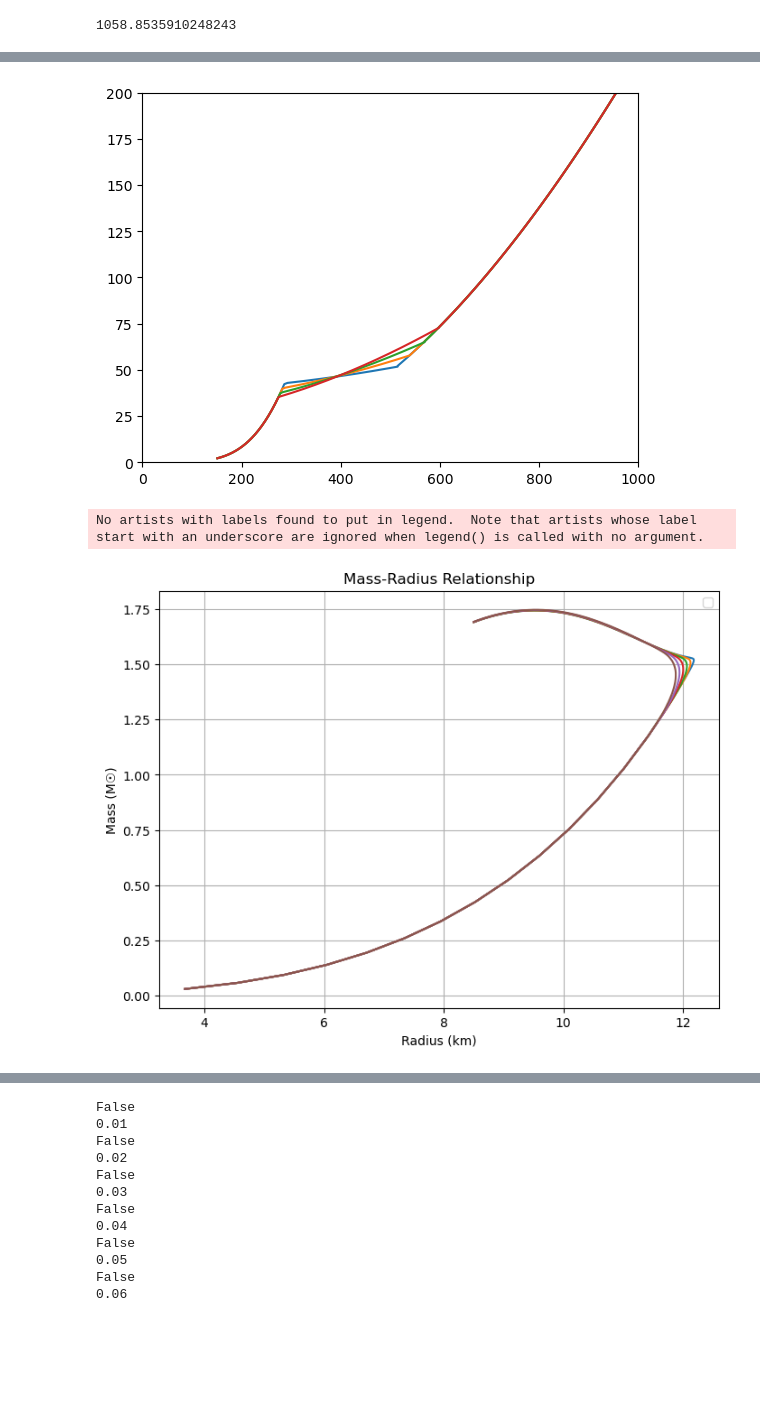
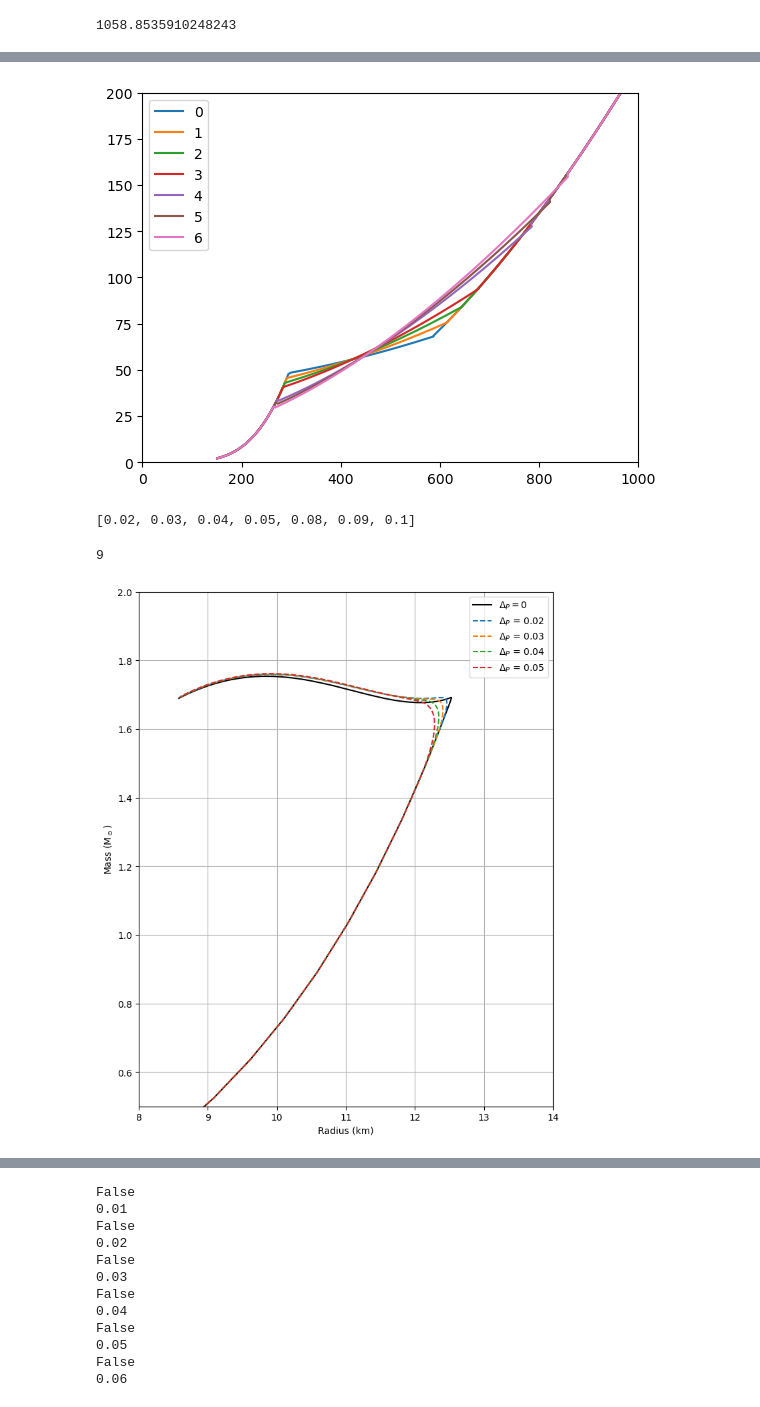
Before and after one commit to katta626/Phase_Transition, a Jupyter notebook: code/Relation_Codes/Different_Transition point.ipynb, the cells around one changed output, grey strips where cells are left out. Cells and saved outputs as stored; diff of their text form; code cells hidden in the pictures; blank space fills up the shorter version.

```diff
--- a/code/Relation_Codes/Different_Transition point.ipynb
+++ b/code/Relation_Codes/Different_Transition point.ipynb
@@ -748,8 +783,8 @@ def mixed_phase(mu_total, p_total,n_total, A, B, mu_c_h_arr, mu_c_q_arr, P_c_h_a
     mu_arr_dp = []
 
     for i in range(len(A)):
-        index_1 = find_first_larger_index(mu_total, mu_c_h_arr[i])
-        index_2 = find_first_larger_index(mu_total, mu_c_q_arr[i])
+        index_1 = find_first_larger_index(p_total, P_c_h_arr[i])
+        index_2 = find_first_larger_index(p_total, P_c_q_arr[i])
 
         mu_mixed = np.linspace(mu_total[index_1], mu_total[index_2], len(mu_total[index_1:index_2]))
 
@@ -794,15 +844,16 @@ len(E_arr_dp)
 # %%
-for i in range(4):
-    plt.plot(E_arr_dp[i],P_arr_dp[i])
+for i in range(7):
+    plt.plot(E_arr_dp[i],P_arr_dp[i], label = i)
 plt.xlim(0,1000)
 plt.ylim(0,200)
+plt.legend()
 plt.show()
 # %% [output]
-[figure, old version]
+[figure, new version]
 # %%
 delta_P_arr = [0.01, 0.015, 0.02, 0.025, 0.03, 0.035, 0.04, 0.045, 0.05, 0.055, 0.06]
 # %%
-radii, masses, compacts, love_nums = [0]*len(delta_P_arr), [0]*len(delta_P_arr), [0]*len(delta_P_arr), [0]*len(delta_P_arr)
+radii_1, masses_1, compacts_1, love_nums_1 = [0]*len(delta_P_arr), [0]*len(delta_P_arr), [0]*len(delta_P_arr), [0]*len(delta_P_arr)
 # %%
 for i in range(len(E_arr_dp)):
-    radii[i], masses[i], compacts[i], love_nums[i] = generate_mr_curve(E_arr_dp[i], P_arr_dp[i])
+    radii_1[i], masses_1[i], compacts_1[i], love_nums_1[i] = generate_mr_curve(E_arr_dp[i], P_arr_dp[i])
@@ -809,19 +862,28 @@ for i in range(len(E_arr_dp)):
+# %%
+delta_P_found
+# %% [output]
+[0.02, 0.03, 0.04, 0.05, 0.08, 0.09, 0.1]
+# %%
+len(masses_1)
+# %% [output]
+9
 # %%
-plt.figure(figsize=(8, 6))
-
-for i in range(len(masses)):
-    plt.plot(radii[i], masses[i])
-#plt.plot(r1, m1)
-#plt.plot(r2,m2)
+plt.figure(figsize=(8, 10))
+plt.plot(r2, m2, color="black", label=r"$\Delta_{P} = 0$")
+for i in range(4):
+    label_str = r'$\Delta_P$ = {:.2f}'.format(delta_P_found[i])
+    plt.plot(radii_1[i], masses_1[i],  linestyle="--", label=label_str)
+#plt.plot(r1, m1, color="blue", label=r"$\Delta_{P,\mathrm{max}} = 0.21$")
 
 # Labels and legend
-plt.ylabel("Mass (M☉)")
+plt.ylabel("Mass (M$_\odot$)")
 plt.xlabel("Radius (km)")
 plt.legend()
-plt.title("Mass-Radius Relationship")
+plt.xlim(8,14)
+plt.ylim(0.5,2)
+#plt.title("Mass-Radius Relationship")
 plt.grid(True)
 
 plt.show()
 # %% [output]
-No artists with labels found to put in legend.  Note that artists whose label start with an underscore are ignored when legend() is called with no argument.
-[figure, old version]
+[figure, new version]
```
Also changed, not shown: parts of 40 cells of this notebook, 9 other files.
